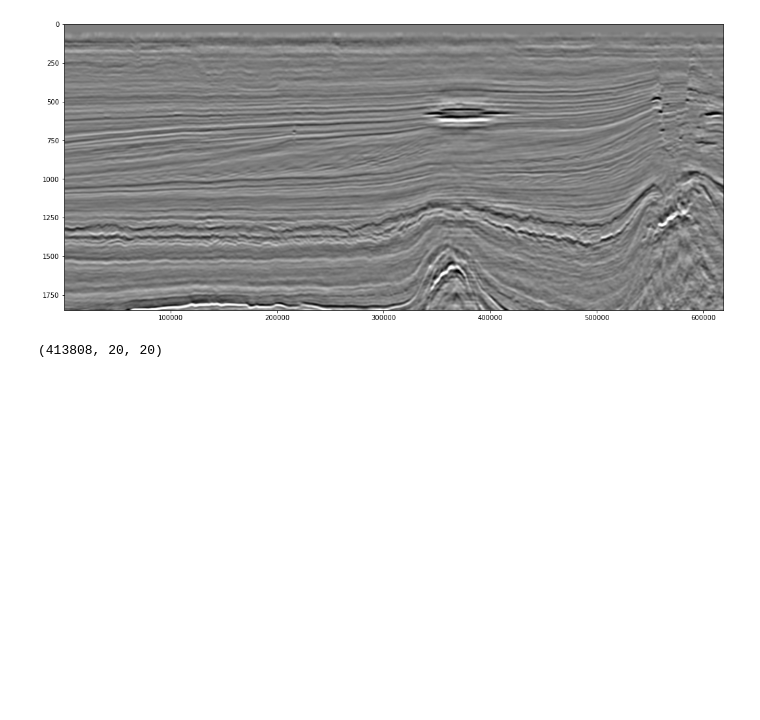
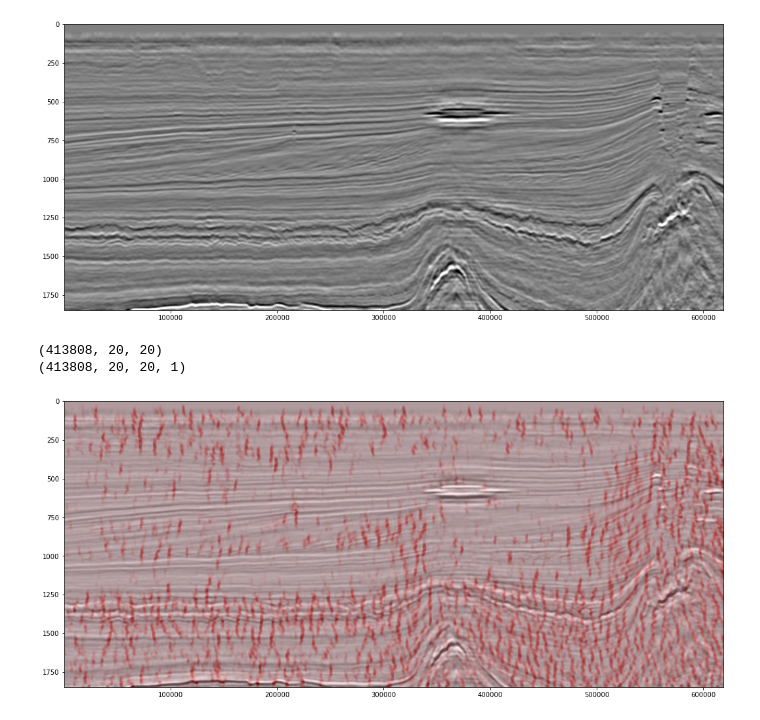
Before and after one commit to lschirmer/High-Resolution-Detection-of-Earth-Structural-Heterogeneities-from-Seismic-Amplitudes-using-Fully-Co, a Jupyter notebook: inference_model.ipynb, the cells around one changed output. Drawn from its saved outputs; the diff is of its cells as text; code cells hidden in the pictures; blank space fills up the shorter version.

```diff
--- a/inference_model.ipynb
+++ b/inference_model.ipynb
@@ -48,7 +70,7 @@ ________________________________________________________________________________
 import segyio
 import numpy as np
 
-with segyio.open("./S088/F3_SEGY1", "r") as f:
+with segyio.open("./F3_SEGY1", "r") as f:
     n = f.iline[690]
     print(n)
     n_traces = f.tracecount
@@ -104,43 +126,33 @@ plt.savefig('secao_gas_690_gray.png',dpi=300)
 # %%
 from sklearn.feature_extraction.image import reconstruct_from_patches_2d
 from sklearn.feature_extraction import image
 s = data
 patches_img = image.extract_patches_2d(s, (20, 20))
 print(patches_img.shape)
 
-patches = []
-for im in patches_img:
-    imgi = cv2.resize(im, dsize=(45, 45), interpolation=cv2.INTER_CUBIC)
-    patches.append(imgi)
 
-patches = np.array(patches)
 patches = patches_img.reshape( patches_img.shape[0], 20, 20, 1)
 features = model.predict(patches)
 print(features.shape)
 features = features.reshape(features.shape[0],20,20)
 img = reconstruct_from_patches_2d(features, (s.shape[0], s.shape[1]))
-#print(np.array(list_patches).shape)
-#img[img < -0.1]=0
-#img[img > 0.4]=0.5
-#img[img > 0.5]=1
-#img = np.clip(img, 0, 1)
+
 a = np.min(img)
 img = 2.*(img - np.min(img))/np.ptp(img)-1
-#img = (img - np.min(img))/np.ptp(img)
-#img[img < -0.2] = 0
-#img[img > 0.5]  = 0.5
-#img[img > 0.8]  = 1
+
 
 import matplotlib.colors
 
 norm=plt.Normalize(-1,1)
 cmap = matplotlib.colors.LinearSegmentedColormap.from_list("", ["ghostwhite","red","darkred"])
 
 fig, ax = plt.subplots(figsize=(18,8))
 #plt.axis('off')
 s = s*-1
 ax.imshow(s, cmap="gray", aspect='auto',extent = [1, n_traces, twt[-1], twt[0]])
 ax.imshow(img, cmap=cmap, norm=norm,alpha=.4, aspect='auto',extent = [1, n_traces, twt[-1], twt[0]])
 plt.savefig('secao_gas_690_rogerio.png',dpi=300)
 # %% [output]
 (413808, 20, 20)
+(413808, 20, 20, 1)
+[figure, added]
```
Also changed, not shown: parts of 1 cell of this notebook.
